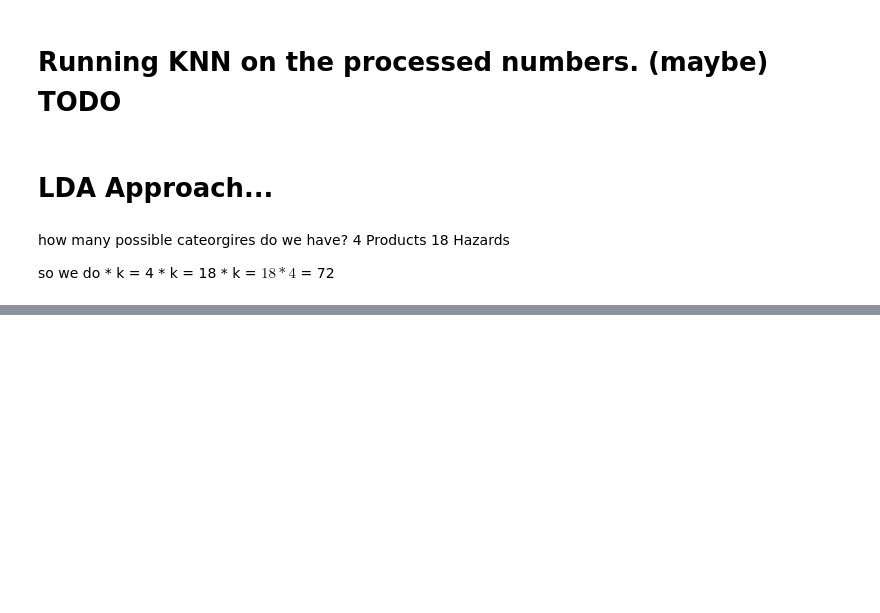
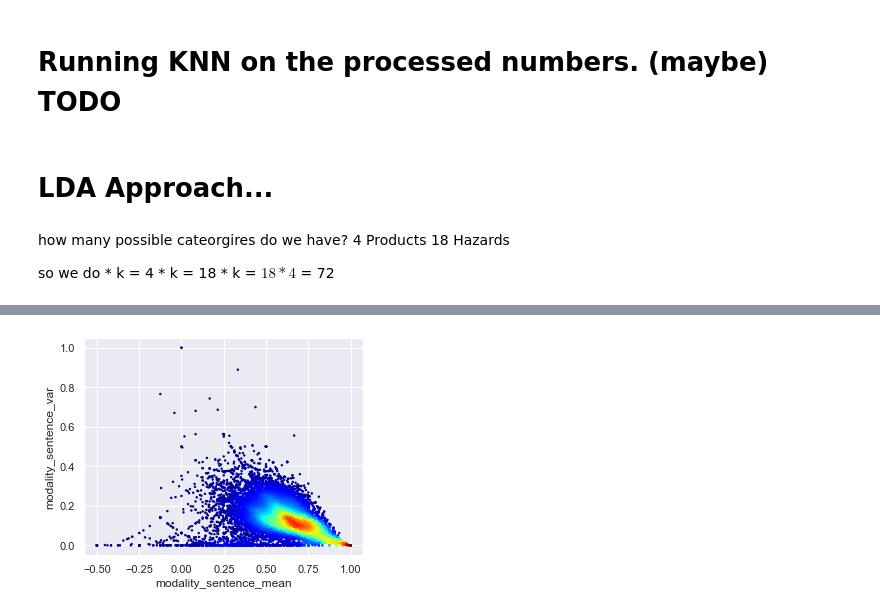
Before and after one commit to nershman/SAFFI-Project, a Jupyter notebook: notebooks/NETMUMS-topicmining-POSTS.ipynb, the cells around one changed output, grey strips where cells are left out. Saved outputs shown, nothing was run; the diff lists cells and outputs as text; code cells hidden in the pictures; blank space fills up the shorter version.

```diff
--- a/notebooks/NETMUMS-topicmining-POSTS.ipynb
+++ b/notebooks/NETMUMS-topicmining-POSTS.ipynb
@@ -407,0 +638,43 @@ len(temp)
+# %%
+#code to generate colors for denisty of points of scatter plot.
+
+import numpy as np
+import matplotlib.pyplot as plt
+from scipy.stats import gaussian_kde as kde
+from matplotlib.colors import Normalize
+from matplotlib import cm
+#source: https://stackoverflow.com/questions/19064772/visualization-of-scatter-plots-with-overlapping-points-in-matplotlib
+
+def makeColours( vals ):
+    colours = np.zeros( (len(vals),3) )
+    norm = Normalize( vmin=vals.min(), vmax=vals.max() )
+
+    #Can put any colormap you like here.
+    colours = [cm.ScalarMappable( norm=norm, cmap='jet').to_rgba( val ) for val in vals]
+
+    return colours
+
+def get_cols_and_array_from_df(df, first_col:str,second_col:str):
+    #we need to use a np array for kde, and make sure its the correct shape
+    sample = np.array(list((zip(*np.array(df[[first_col,second_col]])))))
+
+    #calculate densities per point
+    densObj = kde(np.array(list((zip(*np.array(df[[first_col,second_col]]))))))
+    # generate colormap
+    colours = makeColours( densObj.evaluate( sample ) )
+    return sample, colours
+
+def heat_scatter(df, first_col:str, second_col:str, point_size=2):
+    try:
+        sample, colours = get_cols_and_array_from_df(df, first_col, second_col)
+    except ValueError: # if there are NAs remove them
+        sample, colours = get_cols_and_array_from_df(class_df.dropna(axis=0, subset=[first_col, second_col]), \
+                                                     first_col, second_col)
+    plt.scatter(y=sample[0],x=sample[1], color=colours, s=point_size)
+    plt.xlabel(second_col)
+    plt.ylabel(first_col)
+# %%
+sns.set(rc={'figure.figsize':(5,4)})
+heat_scatter(class_df, 'modality_sentence_var','modality_sentence_mean')
+# %% [output]
+[figure, added]
```
Also changed, not shown: parts of 75 cells of this notebook.
